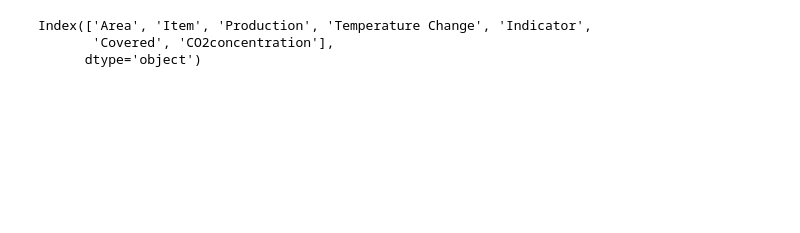
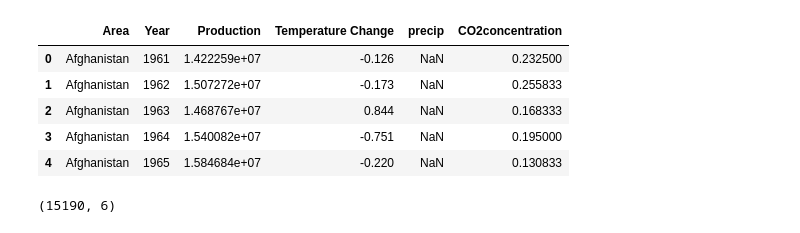
Before and after one commit to aymanezz/Climate_Impact_Agriculture_Yield, a Jupyter notebook: notebooks/feature_engineering.ipynb, the cells around one changed output. Cells and saved outputs as stored; diff of their text form; code cells hidden in the pictures; blank space fills up the shorter version.

```diff
--- a/notebooks/feature_engineering.ipynb
+++ b/notebooks/feature_engineering.ipynb
@@ -20,6 +20,5 @@ from sklearn.metrics import mean_squared_error
 # Load the cleaned data
 production = pd.read_csv('/content/Climate_Impact_Agriculture_Yield/data/modified/clean_productions.csv')
 temp_change = pd.read_csv('/content/Climate_Impact_Agriculture_Yield/data/modified/clean_temperature_change.csv')
-land_cover = pd.read_csv('/content/Climate_Impact_Agriculture_Yield/data/modified/clean_land_cover.csv')
-sea_level = pd.read_csv('/content/Climate_Impact_Agriculture_Yield/data/modified/clean_sea_level.csv')
 atmospheric = pd.read_csv('/content/Climate_Impact_Agriculture_Yield/data/modified/clean_Atmospheric.csv')
+precip = pd.read_csv('/content/Climate_Impact_Agriculture_Yield/data/modified/clean_precip.csv')
@@ -25,0 +34,2 @@ atmospheric = pd.read_csv('/content/Climate_Impact_Agriculture_Yield/data/modifi
+# %%
+production = production.groupby(['Area','Year'])['Production'].mean().reset_index()
@@ -25,0 +45,2 @@ atmospheric = pd.read_csv('/content/Climate_Impact_Agriculture_Yield/data/modifi
+# %%
+precip.rename(columns = {'year':'Year'},inplace = True)
@@ -26,18 +74,27 @@ atmospheric = pd.read_csv('/content/Climate_Impact_Agriculture_Yield/data/modifi
+# %%
+# Merge temperature change data
+production = pd.merge(production, temp_change, how='left', on=['Area', 'Year'])
+
+# Merge precip data
+production = pd.merge(production, precip, how='left', on=['Area', 'Year'])
+
+# Merge atmospheric data
+production = pd.merge(production, atmospheric, how='left', left_on='Year', right_on='Year')
+# %%
+production.head()
+# %% [output]
+|  | Area | Year | Production | Temperature Change | precip | CO2concentration |
+| 0 | Afghanistan | 1961 | 1.422259e+07 | -0.126 | NaN | 0.232500 |
+| 1 | Afghanistan | 1962 | 1.507272e+07 | -0.173 | NaN | 0.255833 |
+| 2 | Afghanistan | 1963 | 1.468767e+07 | 0.844 | NaN | 0.168333 |
+| 3 | Afghanistan | 1964 | 1.540082e+07 | -0.751 | NaN | 0.195000 |
+| 4 | Afghanistan | 1965 | 1.584684e+07 | -0.220 | NaN | 0.130833 |
 # %%
-# Merge temperature change data
-production = pd.merge(production, temp_change, how='left', on=['Area', 'Year'])
 
-# Merge land cover data
-production = pd.merge(production, land_cover, how='left', on=['Area', 'Year'])
-
-# Merge atmospheric data
-production = pd.merge(production, atmospheric, how='left', left_on='Year', right_on='Year')
 
 # Drop the redundant 'year' column
-production.drop(columns=['Year'], inplace=True)
+production.shape
+# %% [output]
+(15190, 6)
 # %%
-production.columns
+production.dropna(inplace = True)
-# %% [output]
-Index(['Area', 'Item', 'Production', 'Temperature Change', 'Indicator',
-       'Covered', 'CO2concentration'],
-      dtype='object')
```
Also changed, not shown: parts of 18 cells of this notebook.
